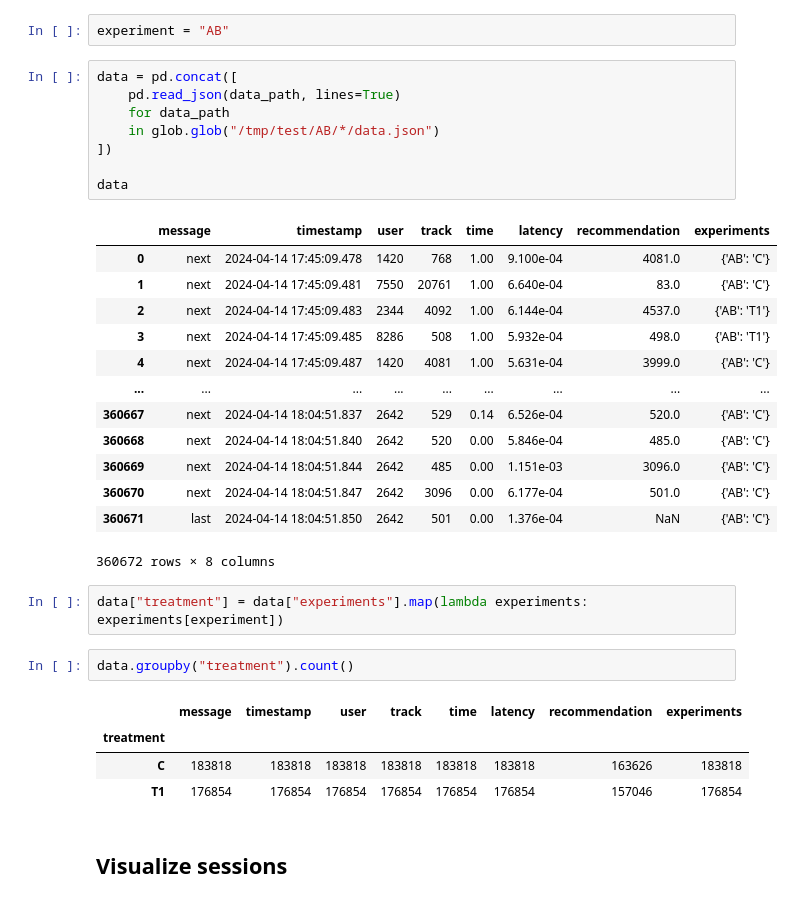
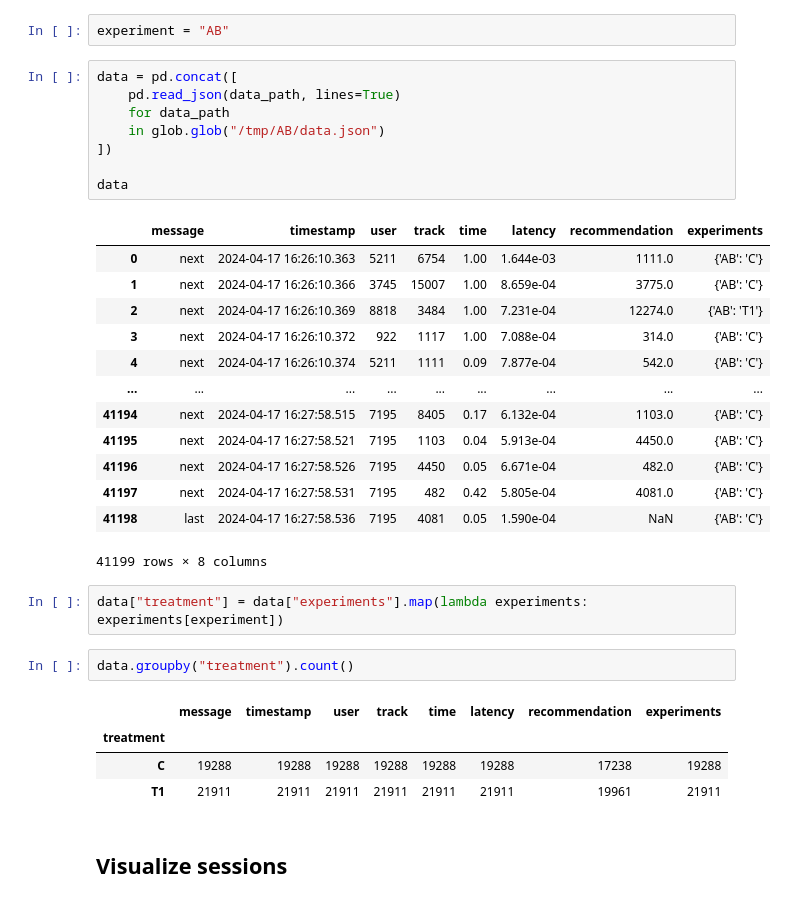
Before and after one commit to anokhin/recsys-course-spring-2024, a Jupyter notebook: jupyter/Week1Seminar.ipynb, the cells around one changed output. Drawn from its saved outputs; the diff is of its cells as text.

```diff
--- a/jupyter/Week1Seminar.ipynb
+++ b/jupyter/Week1Seminar.ipynb
@@ -20,25 +20,25 @@ experiment = "AB"
 # %%
 data = pd.concat([
     pd.read_json(data_path, lines=True)
     for data_path
-    in glob.glob("/tmp/test/AB/*/data.json")
+    in glob.glob("/tmp/AB/data.json")
 ])
 
 data
 # %% [output]
 |  | message | timestamp | user | track | time | latency | recommendation | experiments |
-| 0 | next | 2024-04-14 17:45:09.478 | 1420 | 768 | 1.00 | 9.100e-04 | 4081.0 | {'AB': 'C'} |
-| 1 | next | 2024-04-14 17:45:09.481 | 7550 | 20761 | 1.00 | 6.640e-04 | 83.0 | {'AB': 'C'} |
-| 2 | next | 2024-04-14 17:45:09.483 | 2344 | 4092 | 1.00 | 6.144e-04 | 4537.0 | {'AB': 'T1'} |
-| 3 | next | 2024-04-14 17:45:09.485 | 8286 | 508 | 1.00 | 5.932e-04 | 498.0 | {'AB': 'T1'} |
-| 4 | next | 2024-04-14 17:45:09.487 | 1420 | 4081 | 1.00 | 5.631e-04 | 3999.0 | {'AB': 'C'} |
+| 0 | next | 2024-04-17 16:26:10.363 | 5211 | 6754 | 1.00 | 1.644e-03 | 1111.0 | {'AB': 'C'} |
+| 1 | next | 2024-04-17 16:26:10.366 | 3745 | 15007 | 1.00 | 8.659e-04 | 3775.0 | {'AB': 'C'} |
+| 2 | next | 2024-04-17 16:26:10.369 | 8818 | 3484 | 1.00 | 7.231e-04 | 12274.0 | {'AB': 'T1'} |
+| 3 | next | 2024-04-17 16:26:10.372 | 922 | 1117 | 1.00 | 7.088e-04 | 314.0 | {'AB': 'C'} |
+| 4 | next | 2024-04-17 16:26:10.374 | 5211 | 1111 | 0.09 | 7.877e-04 | 542.0 | {'AB': 'C'} |
 | ... | ... | ... | ... | ... | ... | ... | ... | ... |
-| 360667 | next | 2024-04-14 18:04:51.837 | 2642 | 529 | 0.14 | 6.526e-04 | 520.0 | {'AB': 'C'} |
-| 360668 | next | 2024-04-14 18:04:51.840 | 2642 | 520 | 0.00 | 5.846e-04 | 485.0 | {'AB': 'C'} |
-| 360669 | next | 2024-04-14 18:04:51.844 | 2642 | 485 | 0.00 | 1.151e-03 | 3096.0 | {'AB': 'C'} |
-| 360670 | next | 2024-04-14 18:04:51.847 | 2642 | 3096 | 0.00 | 6.177e-04 | 501.0 | {'AB': 'C'} |
-| 360671 | last | 2024-04-14 18:04:51.850 | 2642 | 501 | 0.00 | 1.376e-04 | NaN | {'AB': 'C'} |
+| 41194 | next | 2024-04-17 16:27:58.515 | 7195 | 8405 | 0.17 | 6.132e-04 | 1103.0 | {'AB': 'C'} |
+| 41195 | next | 2024-04-17 16:27:58.521 | 7195 | 1103 | 0.04 | 5.913e-04 | 4450.0 | {'AB': 'C'} |
+| 41196 | next | 2024-04-17 16:27:58.526 | 7195 | 4450 | 0.05 | 6.671e-04 | 482.0 | {'AB': 'C'} |
+| 41197 | next | 2024-04-17 16:27:58.531 | 7195 | 482 | 0.42 | 5.805e-04 | 4081.0 | {'AB': 'C'} |
+| 41198 | last | 2024-04-17 16:27:58.536 | 7195 | 4081 | 0.05 | 1.590e-04 | NaN | {'AB': 'C'} |
-360672 rows × 8 columns
+41199 rows × 8 columns
 # %%
 data["treatment"] = data["experiments"].map(lambda experiments: experiments[experiment])
 # %%
@@ -46,8 +46,8 @@ data.groupby("treatment").count()
 # %% [output]
 |  | message | timestamp | user | track | time | latency | recommendation | experiments |
 | treatment |  |  |  |  |  |  |  |  |
-| C | 183818 | 183818 | 183818 | 183818 | 183818 | 183818 | 163626 | 183818 |
-| T1 | 176854 | 176854 | 176854 | 176854 | 176854 | 176854 | 157046 | 176854 |
+| C | 19288 | 19288 | 19288 | 19288 | 19288 | 19288 | 17238 | 19288 |
+| T1 | 21911 | 21911 | 21911 | 21911 | 21911 | 21911 | 19961 | 21911 |
 # %% [markdown]
 ## Visualize sessions
 # %%
```
Also changed, not shown: parts of 3 cells of this notebook, 4 other files.
